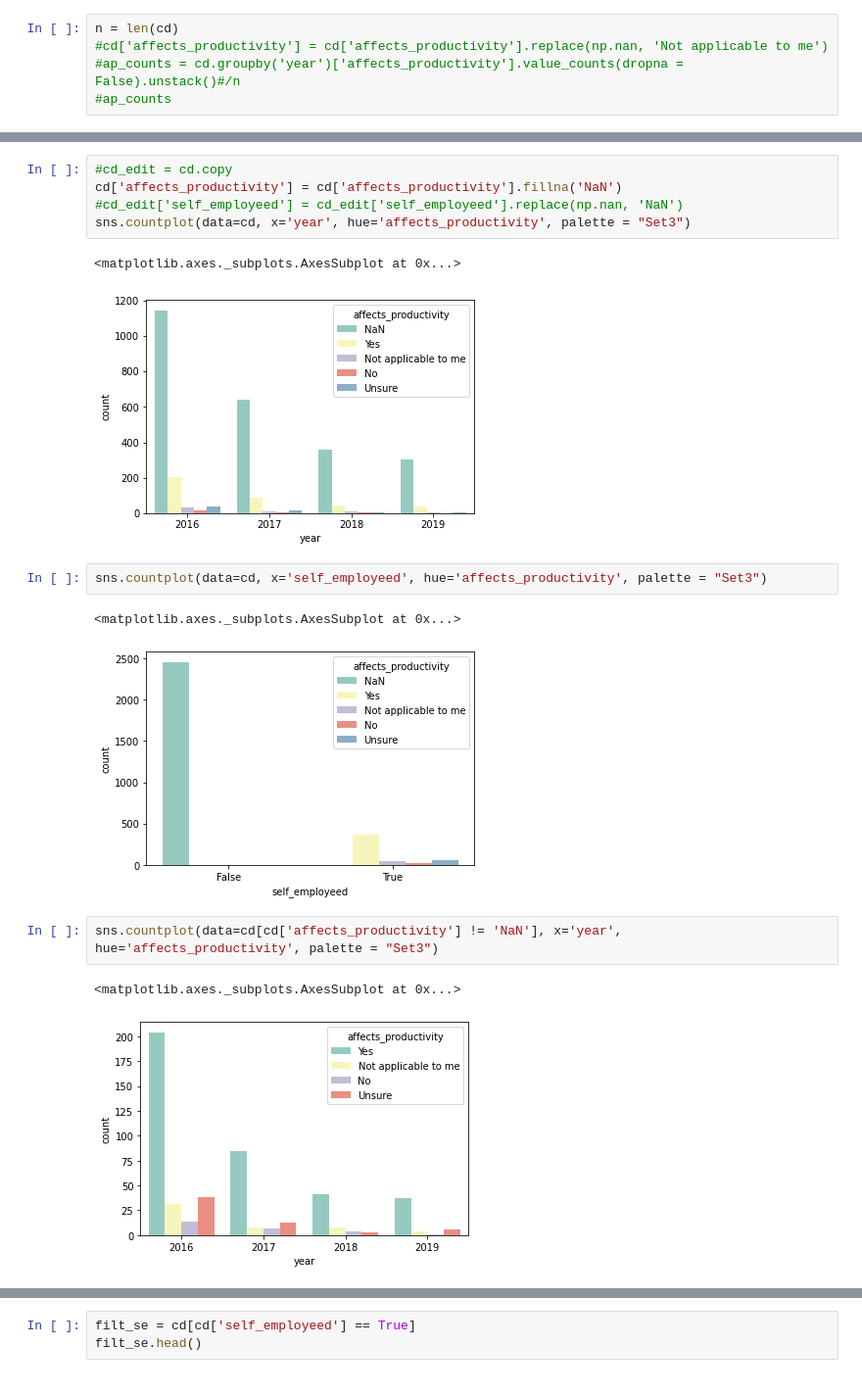
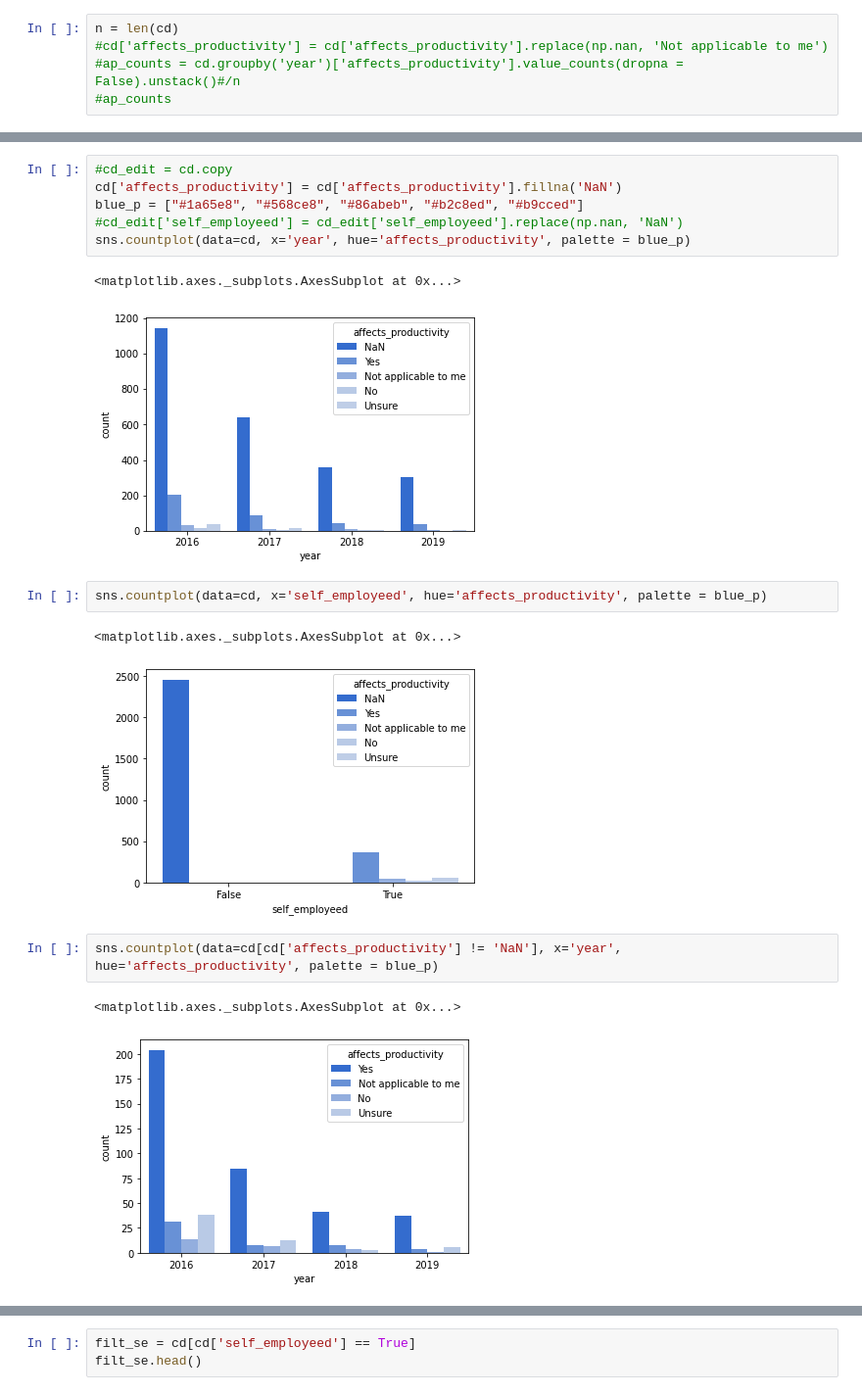
Before and after one commit to alexisbianco0919/compsci216-project, a Jupyter notebook: affects_productivity.ipynb, the cells around one changed output, grey strips where cells are left out. Shown at 98% size. Saved outputs shown, nothing was run; the diff lists cells and outputs as text.

```diff
--- a/affects_productivity.ipynb
+++ b/affects_productivity.ipynb
@@ -39,21 +49,22 @@ sns.countplot(data=cd, x='affects_productivity')
 # %%
 #cd_edit = cd.copy
 cd['affects_productivity'] = cd['affects_productivity'].fillna('NaN')
+blue_p = ["#1a65e8", "#568ce8", "#86abeb", "#b2c8ed", "#b9cced"]
 #cd_edit['self_employeed'] = cd_edit['self_employeed'].replace(np.nan, 'NaN')
-sns.countplot(data=cd, x='year', hue='affects_productivity', palette = "Set3")
+sns.countplot(data=cd, x='year', hue='affects_productivity', palette = blue_p)
 # %% [output]
 <matplotlib.axes._subplots.AxesSubplot at 0x...>
-[figure, old version]
+[figure, new version]
 # %%
-sns.countplot(data=cd, x='self_employeed', hue='affects_productivity', palette = "Set3")
+sns.countplot(data=cd, x='self_employeed', hue='affects_productivity', palette = blue_p)
 # %% [output]
 <matplotlib.axes._subplots.AxesSubplot at 0x...>
-[figure, old version]
+[figure, new version]
 # %%
-sns.countplot(data=cd[cd['affects_productivity'] != 'NaN'], x='year', hue='affects_productivity', palette = "Set3")
+sns.countplot(data=cd[cd['affects_productivity'] != 'NaN'], x='year', hue='affects_productivity', palette = blue_p)
 # %% [output]
 <matplotlib.axes._subplots.AxesSubplot at 0x...>
-[figure, old version]
+[figure, new version]
 # %%
 def countplot(x, hue, **kwargs):
     sns.countplot(x=x, hue=hue, **kwargs)
```
Also changed, not shown: parts of 5 cells of this notebook.
